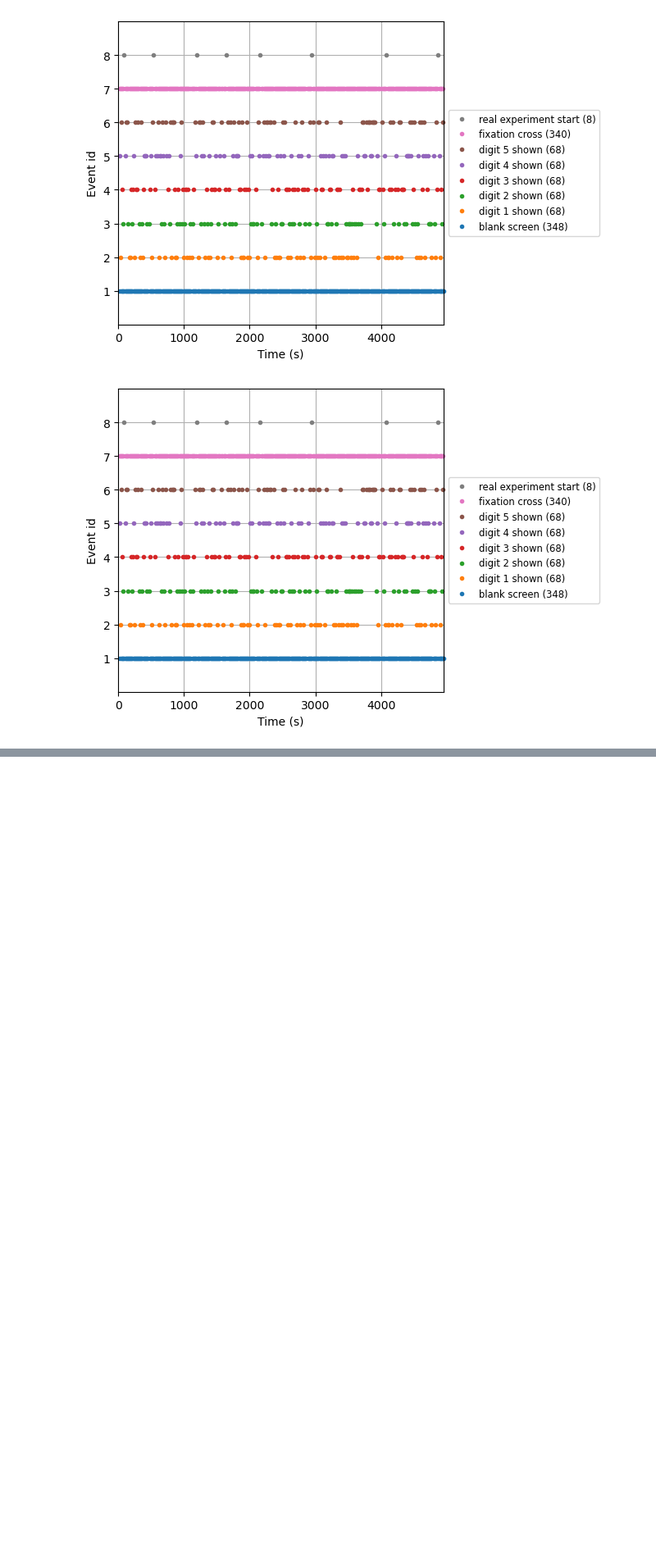
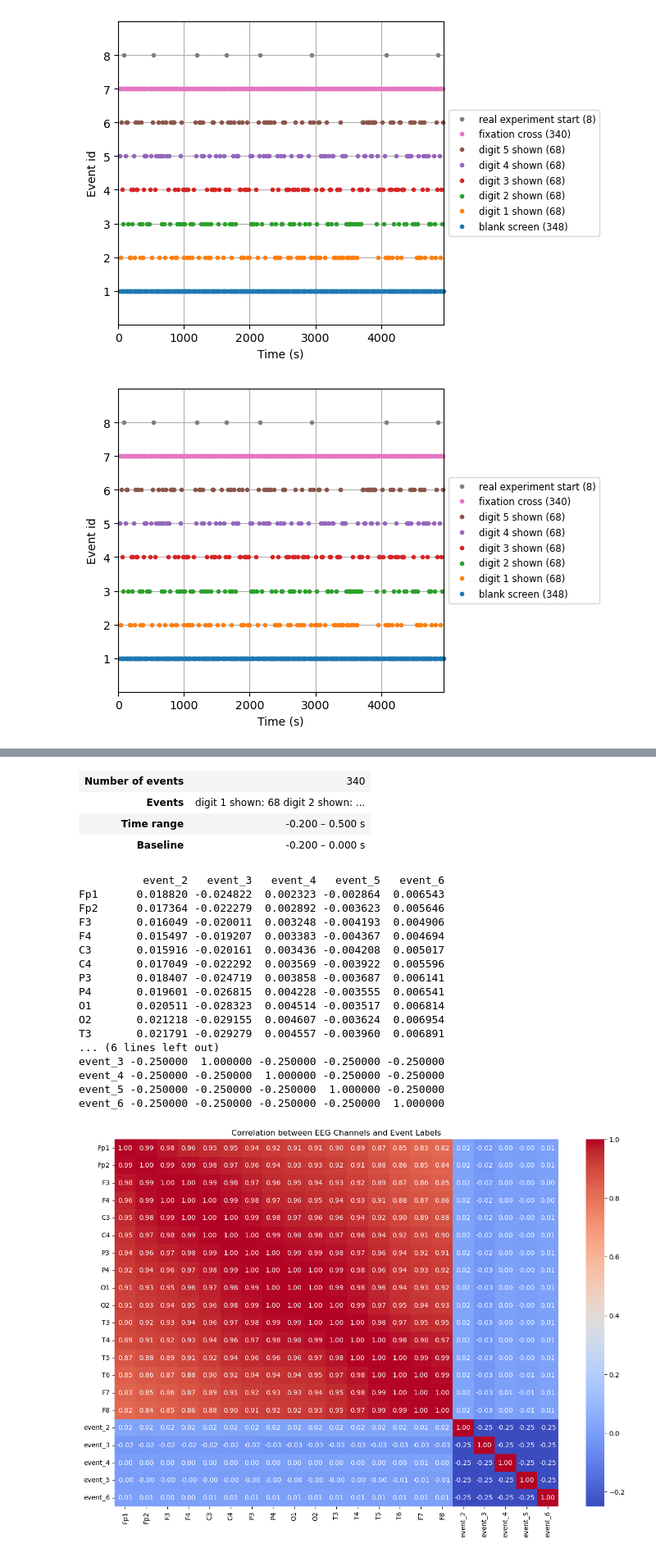
Before and after one commit to GrzegorzSzczepanek/baseline_eeg_experiment, a Jupyter notebook: data/eda.ipynb, the cells around one changed output, grey strips where cells are left out. Shown at 82% size. Saved outputs shown, nothing was run; the diff lists cells and outputs as text; code cells hidden in the pictures; blank space fills up the shorter version.

Commit message:
last attempts of improving the data

```diff
--- a/data/eda.ipynb
+++ b/data/eda.ipynb
@@ -129,3 +93,82 @@ ValueError: Length of values (5) does not match length of index (16)
+# %%
+def read_epochs_from_dir(dir_path):
+    epochs = []
+    for file in os.listdir(dir_path):
+        if file.endswith(".fif"):
+            epochs.append(mne.read_epochs(os.path.join(dir_path, file)))
+    return epochs
+# %%
+epochs = read_epochs_from_dir("/home/grzesiek/documents/programming/projects/eeg_digit_classification/data/epochs")
+all_epochs = mne.concatenate_epochs(epochs)
+all_epochs
+# %% [output]
+| Number of events | 340 |
+| Events | digit 1 shown: 68 digit 2 shown: ... |
+| Time range | -0.200 – 0.500 s |
+| Baseline | -0.200 – 0.000 s |
+# %%
+import pandas as pd
+import seaborn as sns
+import matplotlib.pyplot as plt
+import numpy as np
+from sklearn.preprocessing import OneHotEncoder
+
+# Assuming all_epochs is an MNE Epochs object
+data = all_epochs.get_data()  # Shape: (n_epochs, n_channels, n_times)
+n_epochs, n_channels, n_times = data.shape
+
+# Flatten the data to (n_epochs * n_times, n_channels)
+flattened_data = data.reshape(n_epochs * n_times, n_channels)
+
+# Create a DataFrame with channel names
+df = pd.DataFrame(flattened_data, columns=all_epochs.ch_names)
+
+# Extract event labels
+event_labels = all_epochs.events[:, -1]  # Shape: (n_epochs,)
+
+# Repeat event labels for each time point in the epoch
+repeated_event_labels = np.repeat(event_labels, n_times)
+
+# One-hot encode the event labels
+one_hot_encoder = OneHotEncoder(sparse_output=False)
+one_hot_encoded = one_hot_encoder.fit_transform(repeated_event_labels.reshape(-1, 1))
+
+# Create a DataFrame with one-hot encoded event labels
+event_labels_df = pd.DataFrame(one_hot_encoded, columns=[f'event_{int(e)}' for e in one_hot_encoder.categories_[0]])
+
+# Combine EEG data with one-hot encoded event labels
+df = pd.concat([df, event_labels_df], axis=1)
+
+# Compute the correlation between all channels and the event labels
+correlations = df.corr(method='pearson')
+
+# Print the correlation with each event label
+print(correlations[[col for col in df.columns if col.startswith('event_')]])
+
+# Plot correlation matrix with annotations
+plt.figure(figsize=(15, 10))
+sns.heatmap(correlations, annot=True, cmap='coolwarm', fmt=".2f")
+plt.title('Correlation between EEG Channels and Event Labels')
+plt.show()
+# %% [output]
+          event_2   event_3   event_4   event_5   event_6
+Fp1      0.018820 -0.024822  0.002323 -0.002864  0.006543
+Fp2      0.017364 -0.022279  0.002892 -0.003623  0.005646
+F3       0.016049 -0.020011  0.003248 -0.004193  0.004906
+F4       0.015497 -0.019207  0.003383 -0.004367  0.004694
+C3       0.015916 -0.020161  0.003436 -0.004208  0.005017
+C4       0.017049 -0.022292  0.003569 -0.003922  0.005596
+P3       0.018407 -0.024719  0.003858 -0.003687  0.006141
+P4       0.019601 -0.026815  0.004228 -0.003555  0.006541
+O1       0.020511 -0.028323  0.004514 -0.003517  0.006814
+O2       0.021218 -0.029155  0.004607 -0.003624  0.006954
+T3       0.021791 -0.029279  0.004557 -0.003960  0.006891
+... (6 lines left out)
+event_3 -0.250000  1.000000 -0.250000 -0.250000 -0.250000
+event_4 -0.250000 -0.250000  1.000000 -0.250000 -0.250000
+event_5 -0.250000 -0.250000 -0.250000  1.000000 -0.250000
+event_6 -0.250000 -0.250000 -0.250000 -0.250000  1.000000
+[figure, added]
 # %%
 
 # 8. Class Distribution
```
Also changed, not shown: parts of 7 cells of this notebook, 2 other files.
